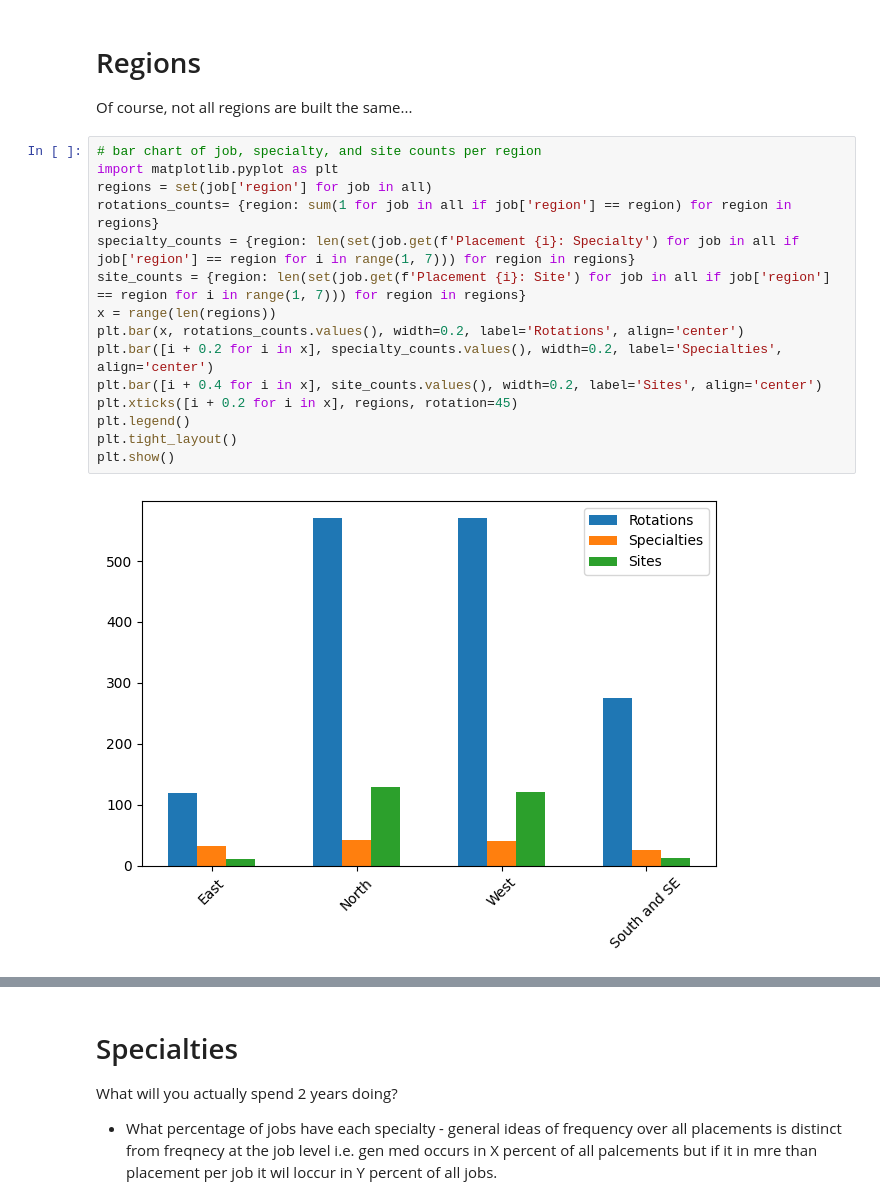
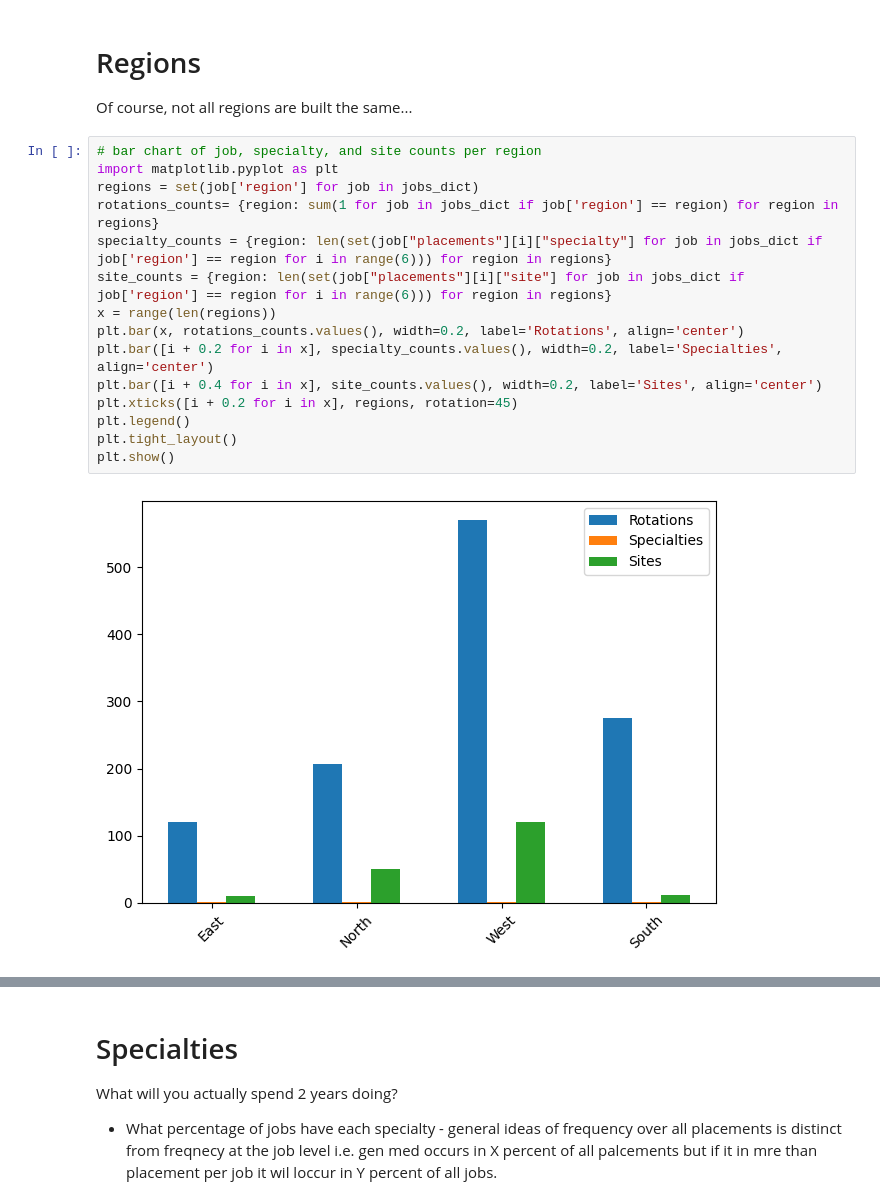
Before and after one commit to AntonGomes/FYRanker, a Jupyter notebook: data/analysis.ipynb, the cells around one changed output, grey strips where cells are left out. Cells and saved outputs as stored; diff of their text form.

```diff
--- a/data/analysis.ipynb
+++ b/data/analysis.ipynb
@@ -129,20 +244,20 @@ Of course, not all regions are built the same...
 # %%
 # bar chart of job, specialty, and site counts per region
 import matplotlib.pyplot as plt
-regions = set(job['region'] for job in all)
-rotations_counts= {region: sum(1 for job in all if job['region'] == region) for region in regions}
-specialty_counts = {region: len(set(job.get(f'Placement {i}: Specialty') for job in all if job['region'] == region for i in range(1, 7))) for region in regions}
-site_counts = {region: len(set(job.get(f'Placement {i}: Site') for job in all if job['region'] == region for i in range(1, 7))) for region in regions}
+regions = set(job['region'] for job in jobs_dict)
+rotations_counts= {region: sum(1 for job in jobs_dict if job['region'] == region) for region in regions}
+specialty_counts = {region: len(set(job["placements"][i]["specialty"] for job in jobs_dict if job['region'] == region for i in range(6))) for region in regions}
+site_counts = {region: len(set(job["placements"][i]["site"] for job in jobs_dict if job['region'] == region for i in range(6))) for region in regions}
 x = range(len(regions))
 plt.bar(x, rotations_counts.values(), width=0.2, label='Rotations', align='center')
 plt.bar([i + 0.2 for i in x], specialty_counts.values(), width=0.2, label='Specialties', align='center')
 plt.bar([i + 0.4 for i in x], site_counts.values(), width=0.2, label='Sites', align='center')
 plt.xticks([i + 0.2 for i in x], regions, rotation=45)
 plt.legend()
 plt.tight_layout()
 plt.show()
 # %% [output]
-[figure, old version]
+[figure, new version]
 # %%
 print(f"""
 West and North have the most roations, with {rotations_counts['West']} each, this makes sense given
```
Also changed, not shown: parts of 10 cells of this notebook, 23 other files.
